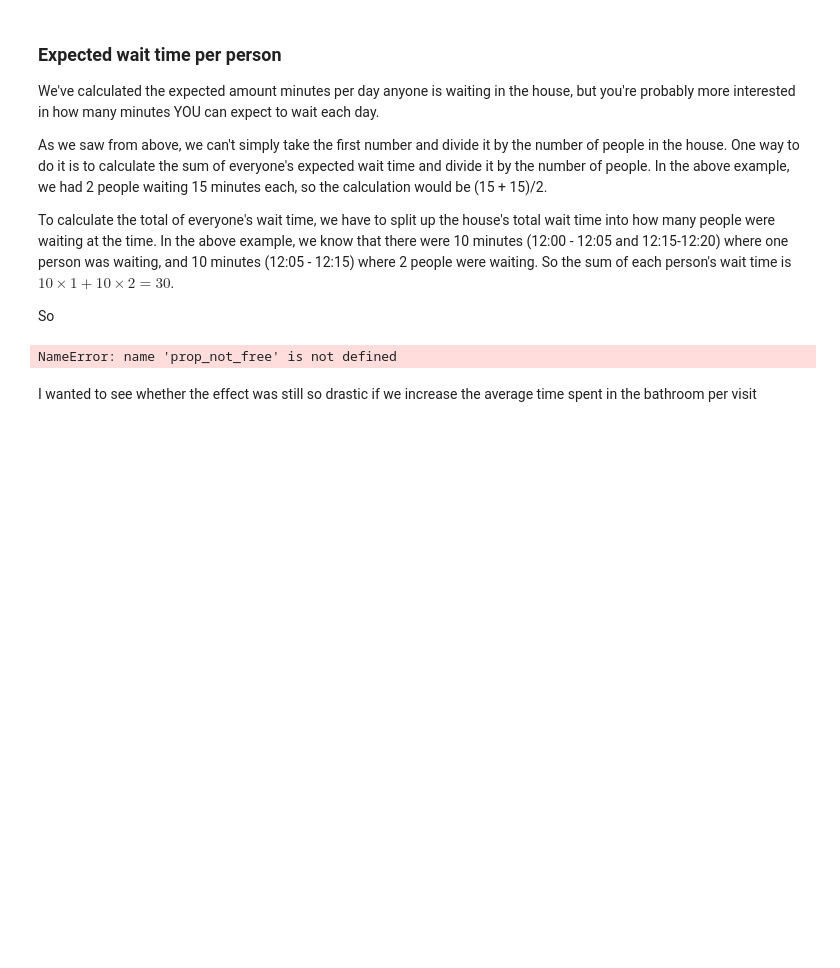
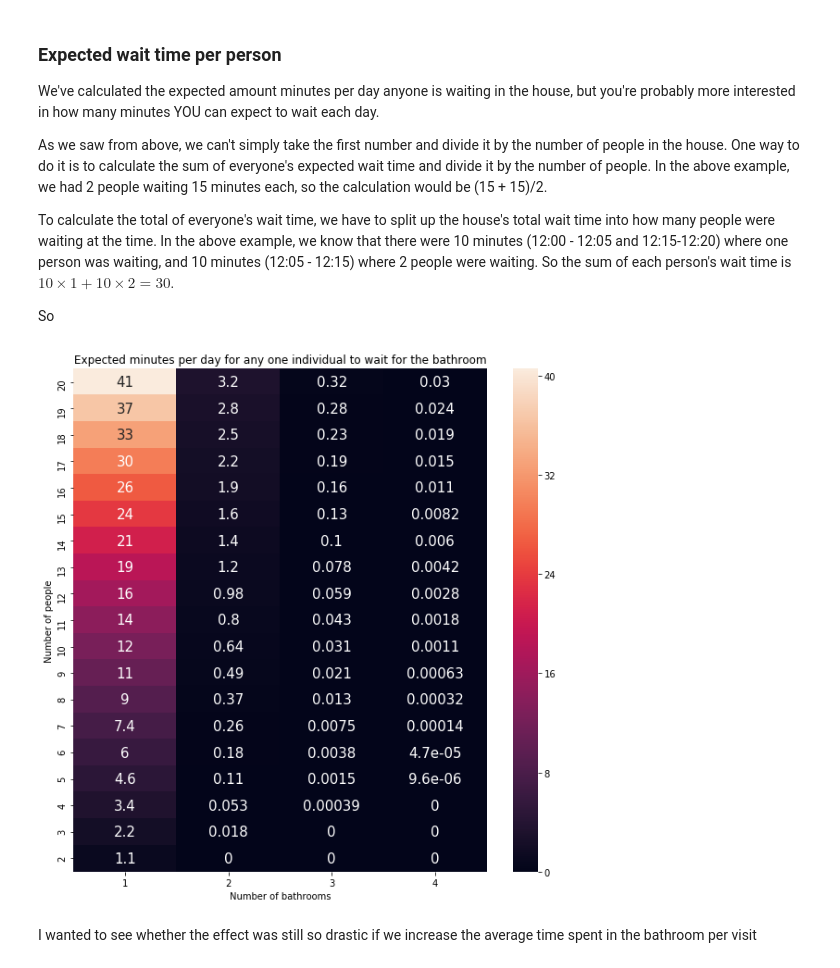
Before and after one commit to johnny-wong/Bathroom, a Jupyter notebook: Markov chain model.ipynb, the cells around one changed output. Saved outputs shown, nothing was run; the diff lists cells and outputs as text; code cells hidden in the pictures; blank space fills up the shorter version.

```diff
--- a/Markov chain model.ipynb
+++ b/Markov chain model.ipynb
@@ -266,23 +300,23 @@ To calculate the total of everyone's wait time, we have to split up the house's
 
 So
 # %%
-MAX_PEOPLE = 10
+MAX_PEOPLE = 20
 MAX_BATHROOM = 4
 
 results = pd.DataFrame(0.0, index=range(MAX_PEOPLE, 1, -1), columns=range(1, MAX_BATHROOM + 1))
 results.index.name = 'Num_people'
 
 for num_people in range(2, MAX_PEOPLE + 1):
     for num_bathroom in range(1, min(num_people, MAX_BATHROOM + 1)):
-        results[num_bathroom][num_people] = prop_not_free(num_people, num_bathroom, per_individual=True)
+        results[num_bathroom][num_people] = min_waiting(num_people, num_bathroom, per_individual=True)
 
 sns.heatmap(results, annot=True, annot_kws={"size": 15})
 plt.xlabel('Number of bathrooms')
 plt.ylabel('Number of people')
 plt.title('Expected minutes per day for any one individual to wait for the bathroom')
 plt.show()
 # %% [output]
-NameError: name 'prop_not_free' is not defined
+[figure, added]
 # %% [markdown]
 I wanted to see whether the effect was still so drastic if we increase the average time spent in the bathroom per visit
 # %%
```
Also changed, not shown: parts of 14 cells of this notebook, 19 other files.
